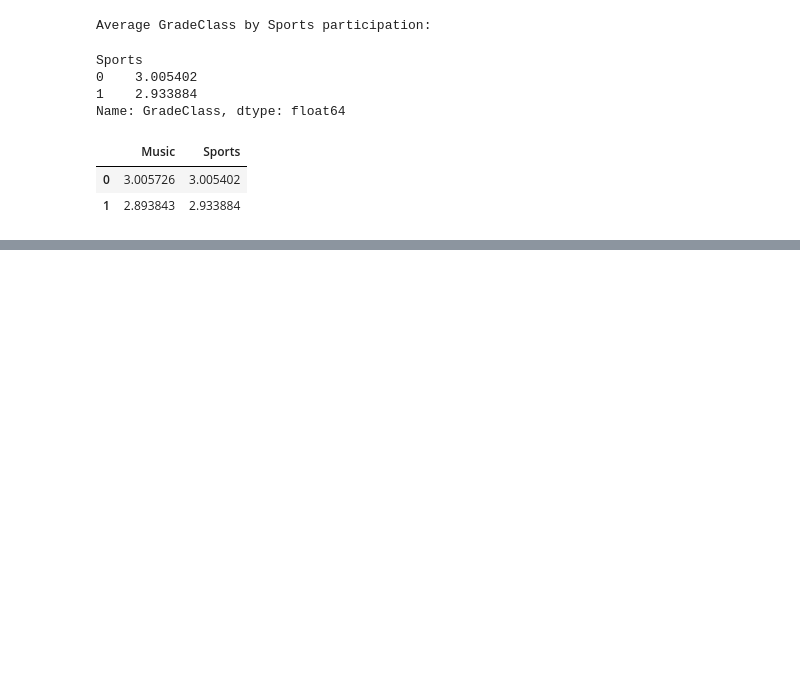
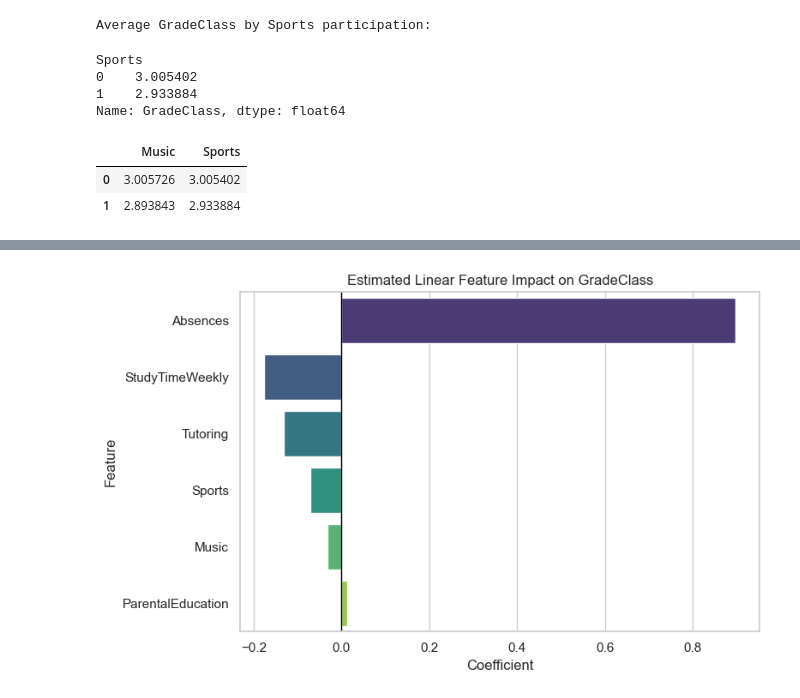
Before and after one commit to GJurado15/CS3120-Project-P2, a Jupyter notebook: Final Project GJuradoC.ipynb, the cells around one changed output, grey strips where cells are left out. Drawn from its saved outputs; the diff is of its cells as text; code cells hidden in the pictures; blank space fills up the shorter version.

Commit message:
Add model comparison and ICE analysis

```diff
--- a/Final Project GJuradoC.ipynb
+++ b/Final Project GJuradoC.ipynb
@@ -304,0 +265,10 @@ A few short speaking points you can use for class:
+# %%
+linear_model = make_pipeline(
+    StandardScaler(),
+    LinearRegression()
+)
+
+linear_model.fit(X_train[selected_features], y_train)
+
+y_pred = linear_model.predict(X_test[selected_features])
+rounded_pred = np.clip(np.rint(y_pred), 0, 4).astype(int)
@@ -304,0 +290,9 @@ A few short speaking points you can use for class:
+# %%
+importance_df = pd.DataFrame({
+    "Feature": selected_features,
+    "Coefficient": linear_model.named_steps["linearregression"].coef_
+})
+
+importance_df["AbsoluteCoefficient"] = importance_df["Coefficient"].abs()
+importance_df = importance_df.sort_values("AbsoluteCoefficient", ascending=False)
+importance_df
@@ -304,0 +307,8 @@ A few short speaking points you can use for class:
+# %%
+plt.figure(figsize=(8, 5))
+sns.barplot(data=importance_df, x="Coefficient", y="Feature", hue="Feature", palette="viridis", legend=False)
+plt.axvline(0, color="black", linewidth=1)
+plt.title("Estimated Linear Feature Impact on GradeClass")
+plt.tight_layout()
+# %% [output]
+[figure, added]
```
Also changed, not shown: parts of 24 cells of this notebook, 1 other file.
